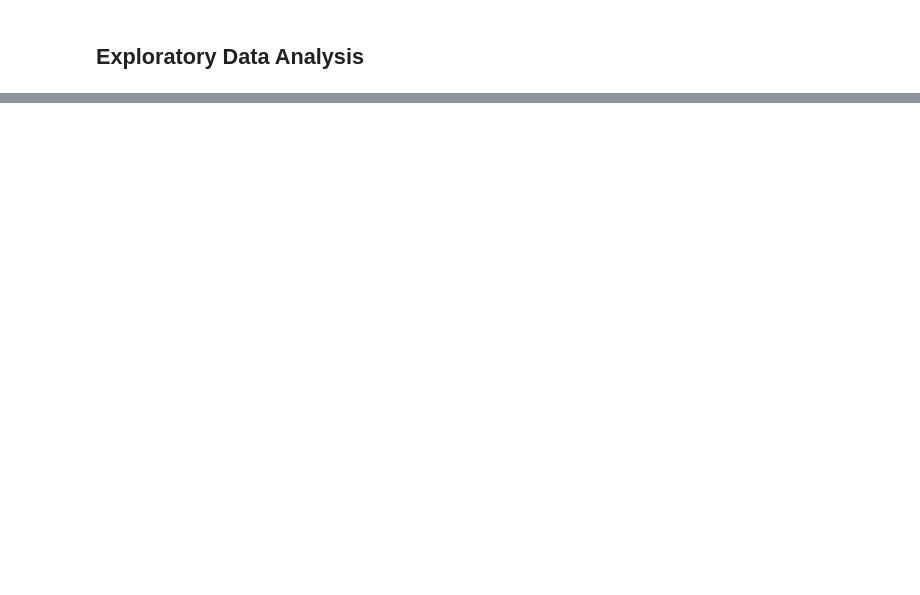
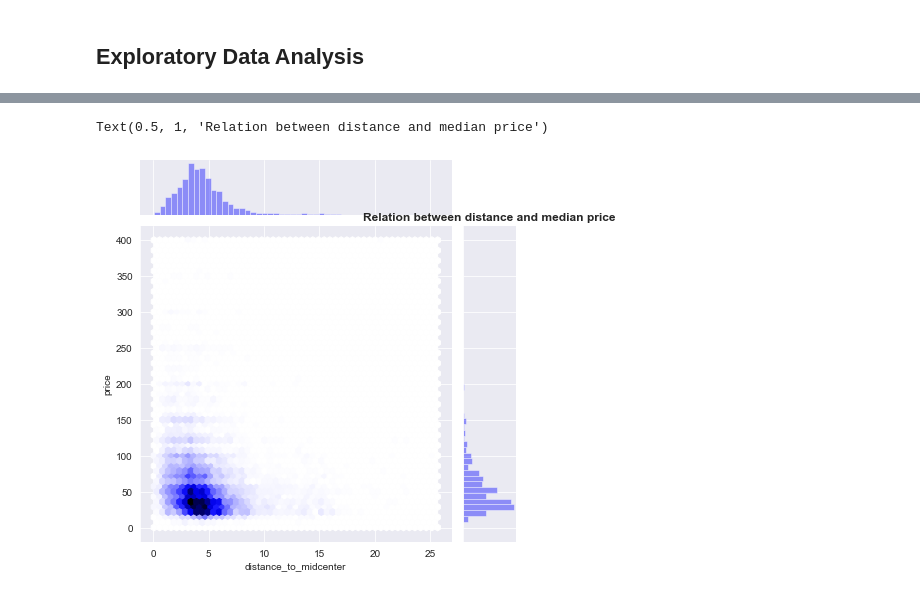
Before and after one commit to Ravi19911992/Springboard, a Jupyter notebook: Capstone_1_project/Capstone_1_project.ipynb, the cells around one changed output, grey strips where cells are left out. Cells and saved outputs as stored; diff of their text form; code cells hidden in the pictures; blank space fills up the shorter version.

```diff
--- a/Capstone_1_project/Capstone_1_project.ipynb
+++ b/Capstone_1_project/Capstone_1_project.ipynb
@@ -719,0 +741,6 @@ memory usage: 4.9+ MB
+# %%
+sns.jointplot(x='distance_to_midcenter', y='price', data = df_revised_columns, kind='hex', color='blue')
+plt.title('Relation between distance and median price', fontsize=12, fontweight='bold')
+# %% [output]
+Text(0.5, 1, 'Relation between distance and median price')
+[figure, added]
```
Also changed, not shown: parts of 21 cells of this notebook.
